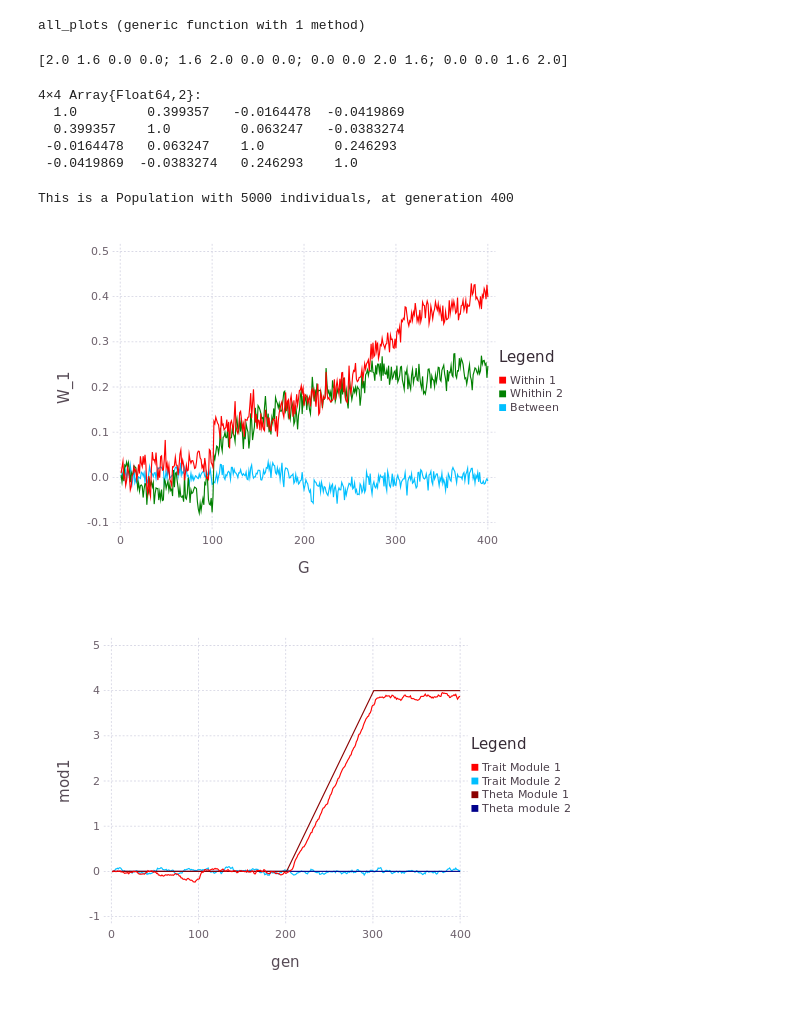
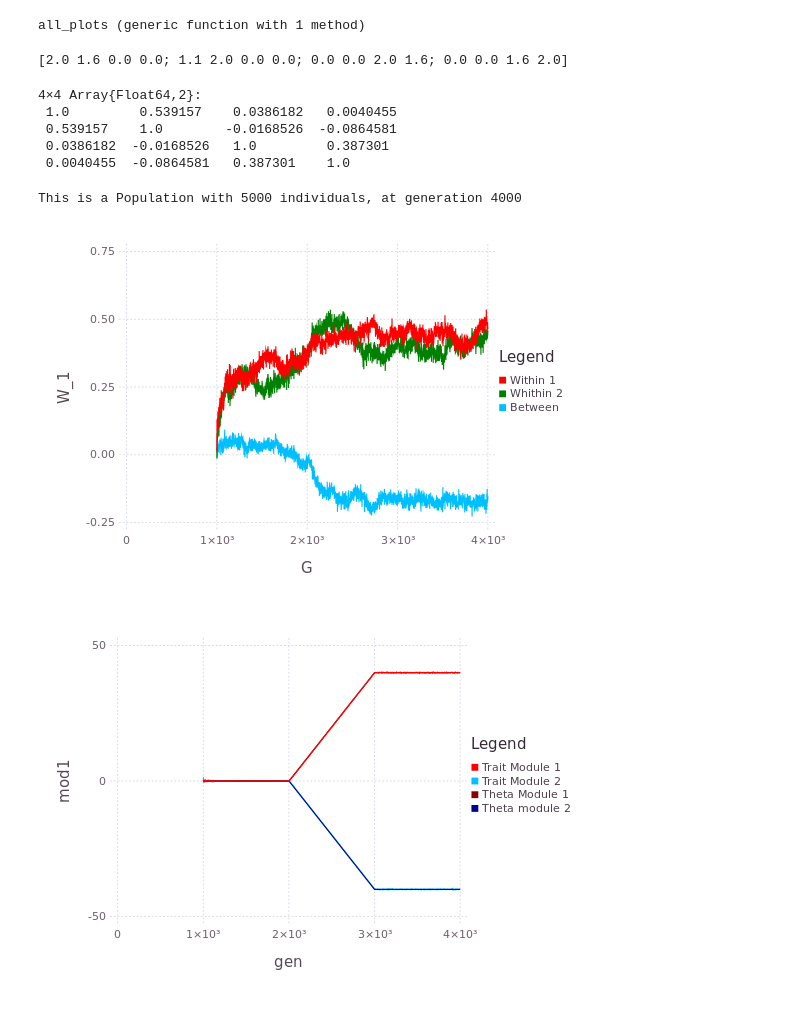
Before and after one commit to diogro/evomod_julia, a Jupyter notebook: evomod_prototype_pleiotropic_vectors.ipynb, the cells around one changed output. Saved outputs shown, nothing was run; the diff lists cells and outputs as text; code cells hidden in the pictures.

```diff
--- a/evomod_prototype_pleiotropic_vectors.ipynb
+++ b/evomod_prototype_pleiotropic_vectors.ipynb
@@ -239,17 +232,21 @@ function moments(pop::Population)
     mean_z = squeeze(mean(zs, 1), 1)
     mean_b = mean_b / pop.n
 
+   count_b = countBclass(classifyBj(mean_b))
+   count_b[:gen] = pop.generation
+
     G = cov(zs)
     corrG = cor(zs)
 
     Dict([("mean_y", mean_y),
+          ("mean_b", mean_b),
           ("mean_z", mean_z),
-          ("mean_b", mean_b),
           ("zs", zs),
           ("theta", pop.surface.μ),
           ("gen", pop.generation),
           ("G", G),
-          ("corrG", corrG)])
+          ("corrG", corrG),
+          ("count_b", count_b)])
 end
 # %% [output]
 moments (generic function with 1 method)
@@ -603,11 +545,11 @@ end
 all_plots (generic function with 1 method)
 # %%
 n_e  = 5000
-m    = 100
+m    = 200
 p    = 4
-mu   = 0.01
-mu_σ = 0.1
-mu_σ_b = 0.1
+mu   = 0.001
+mu_σ = 0.2
+mu_σ_b = 0.2
 
 global random_ind = Individual(m, p, mu, mu_σ, mu_σ_b)
 
@@ -620,12 +562,12 @@ omega_var = 2
 omega = twoModuleMatrix(omega_var*ones(Float64, random_ind.p), 0.8, 0.8)
 println(omega)
 # %% [output]
-[2.0 1.6 0.0 0.0; 1.6 2.0 0.0 0.0; 0.0 0.0 2.0 1.6; 0.0 0.0 1.6 2.0]
+[2.0 1.6 0.0 0.0; 1.1 2.0 0.0 0.0; 0.0 0.0 2.0 1.6; 0.0 0.0 1.6 2.0]
 # %%
-corridor_pop = run_pop(random_ind, n_e, ["Drift", "Stab", "Direct", "Stab"], [100, 100, 100, 100];
-                     delta_theta = delta_theta_1, omega = omega, thin = 1)
-#divergent_pop = run_pop(random_ind, n_e, ["Drift", "Stab", "Direct", "Stab"], [100, 100, 100, 100];
-#                     delta_theta = delta_theta, omega = omega, thin = 1)
+corridor_pop = run_pop(random_ind, n_e, ["Drift", "Stab", "Direct", "Stab"], [1000, 1000, 1000, 1000];
+                       delta_theta = delta_theta_1, omega = omega, thin = 1)
+divergent_pop = run_pop(random_ind, n_e, ["Drift", "Stab", "Direct", "Stab"], [1000, 1000, 1000, 1000];
+                        delta_theta = delta_theta, omega = omega, thin = 1)
 #random_pop = run_pop(random_pop, ["Stab"], [1000];
 #                     delta_theta = delta_theta_2, omega = omega, thin = 1)
 #random_pop = run_pop(random_pop, ["Direct"], [1000];
@@ -636,20 +581,20 @@ corridor_pop = run_pop(random_ind, n_e, ["Drift", "Stab", "Direct", "Stab"], [10
 corridor_pop.moments[end]["corrG"]
 # %% [output]
 4×4 Array{Float64,2}:
-  1.0         0.399357   -0.0164478  -0.0419869
-  0.399357    1.0         0.063247   -0.0383274
- -0.0164478   0.063247    1.0         0.246293
- -0.0419869  -0.0383274   0.246293    1.0
+ 1.0         0.539157    0.0386182   0.0040455
+ 0.539157    1.0        -0.0168526  -0.0864581
+ 0.0386182  -0.0168526   1.0         0.387301
+ 0.0040455  -0.0864581   0.387301    1.0
 # %%
-random_pop = corridor_pop
+random_pop = divergent_pop
 # %% [output]
-This is a Population with 5000 individuals, at generation 400
+This is a Population with 5000 individuals, at generation 4000
 # %%
-plot_corr = plotCorrelations(random_pop, 1)
+plot_corr = plotCorrelations(random_pop, 1000)
 # %% [output]
-[figure, old version]
+[figure, new version]
 # %%
-plot_traits = plotTraits(random_pop, 1)
+plot_traits = plotTraits(random_pop, 1000)
 # %% [output]
-[figure, old version]
+[figure, new version]
 # %%
```
Also changed, not shown: parts of 13 cells of this notebook.
